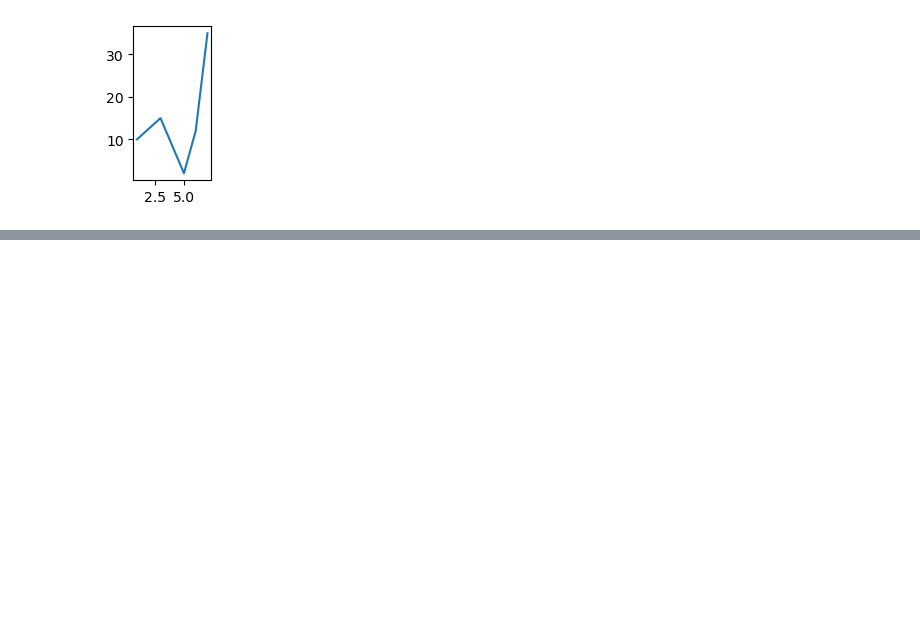
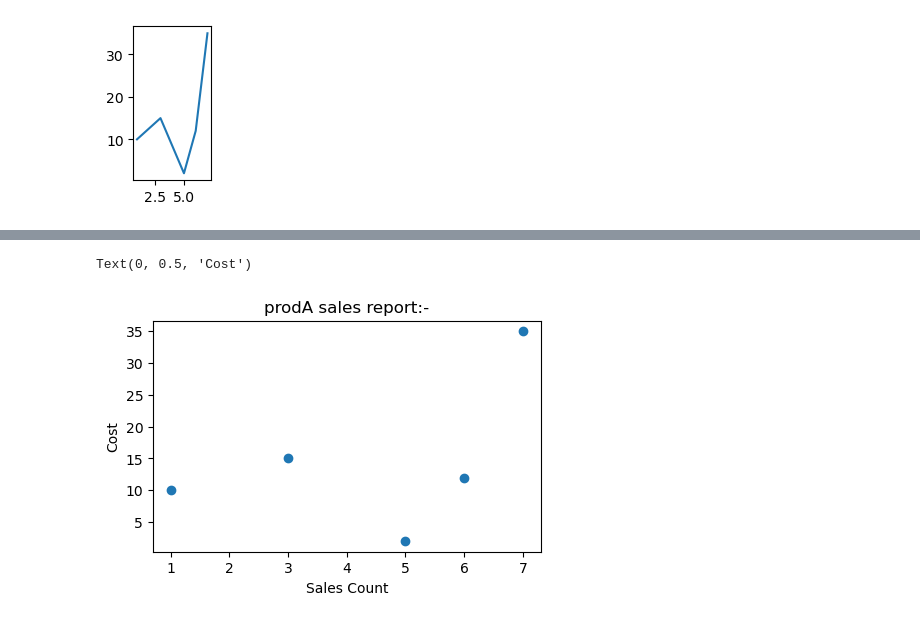
Before and after one commit to pakarthikstudent/MLOps_Dec-, a Jupyter notebook: DAY2/DE-MLOPs-2.ipynb, the cells around one changed output, grey strips where cells are left out. Cells and saved outputs as stored; diff of their text form; code cells hidden in the pictures; blank space fills up the shorter version.

```diff
--- a/DAY2/DE-MLOPs-2.ipynb
+++ b/DAY2/DE-MLOPs-2.ipynb
@@ -684,0 +699,10 @@ plt.plot([1,3,5,6,7],[10,15,2,12,35])
+# %%
+
+plt.figure(figsize=(5,3))
+plt.scatter([1,3,5,6,7],[10,15,2,12,35])
+plt.title("prodA sales report:-")
+plt.xlabel("Sales Count")
+plt.ylabel("Cost")
+# %% [output]
+Text(0, 0.5, 'Cost')
+[figure, added]
```
Also changed, not shown: parts of 26 cells of this notebook.
